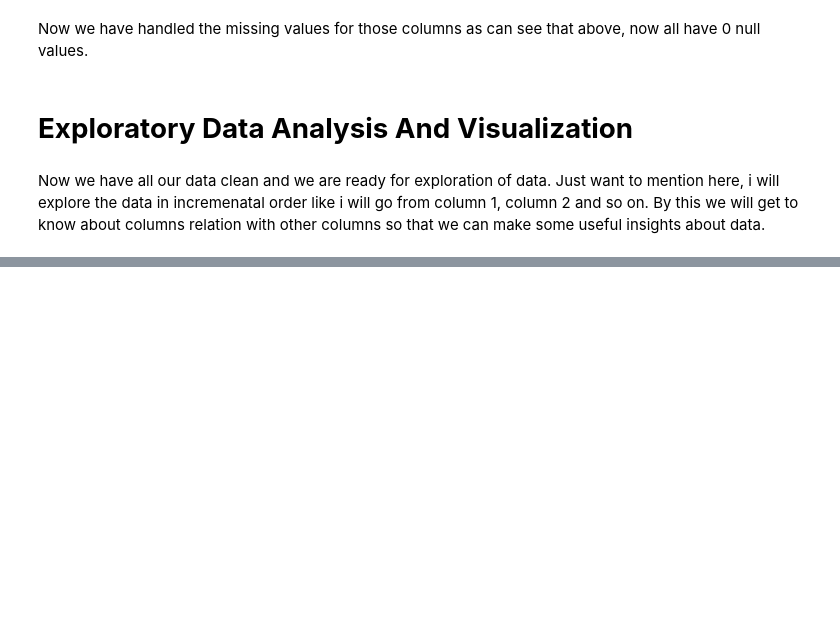
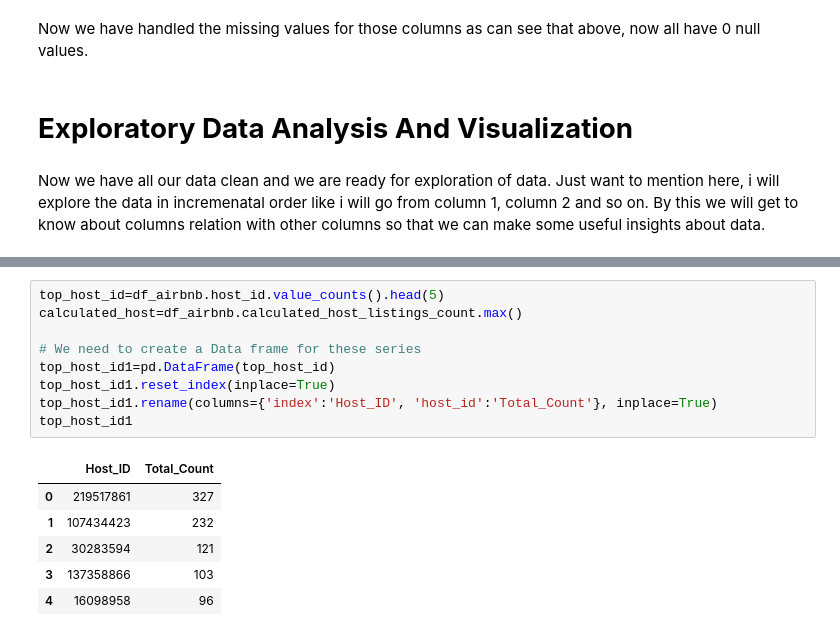
Before and after one commit to Ratnakar2022/Airbnb-data-analysis, a Jupyter notebook: Airbnb_Bookings_Analysis_Capstone_Project.ipynb, the cells around one changed output, grey strips where cells are left out. Saved outputs shown, nothing was run; the diff lists cells and outputs as text; blank space fills up the shorter version.

```diff
--- a/Airbnb_Bookings_Analysis_Capstone_Project.ipynb
+++ b/Airbnb_Bookings_Analysis_Capstone_Project.ipynb
@@ -150,0 +168,16 @@ Now we have all our data clean and we are ready for exploration of data. Just wa
+# %%
+top_host_id=df_airbnb.host_id.value_counts().head(5)
+calculated_host=df_airbnb.calculated_host_listings_count.max()
+
+# We need to create a Data frame for these series
+top_host_id1=pd.DataFrame(top_host_id)
+top_host_id1.reset_index(inplace=True)
+top_host_id1.rename(columns={'index':'Host_ID', 'host_id':'Total_Count'}, inplace=True)
+top_host_id1
+# %% [output]
+|  | Host_ID | Total_Count |
+| 0 | 219517861 | 327 |
+| 1 | 107434423 | 232 |
+| 2 | 30283594 | 121 |
+| 3 | 137358866 | 103 |
+| 4 | 16098958 | 96 |
```
Also changed, not shown: parts of 3 cells of this notebook.
